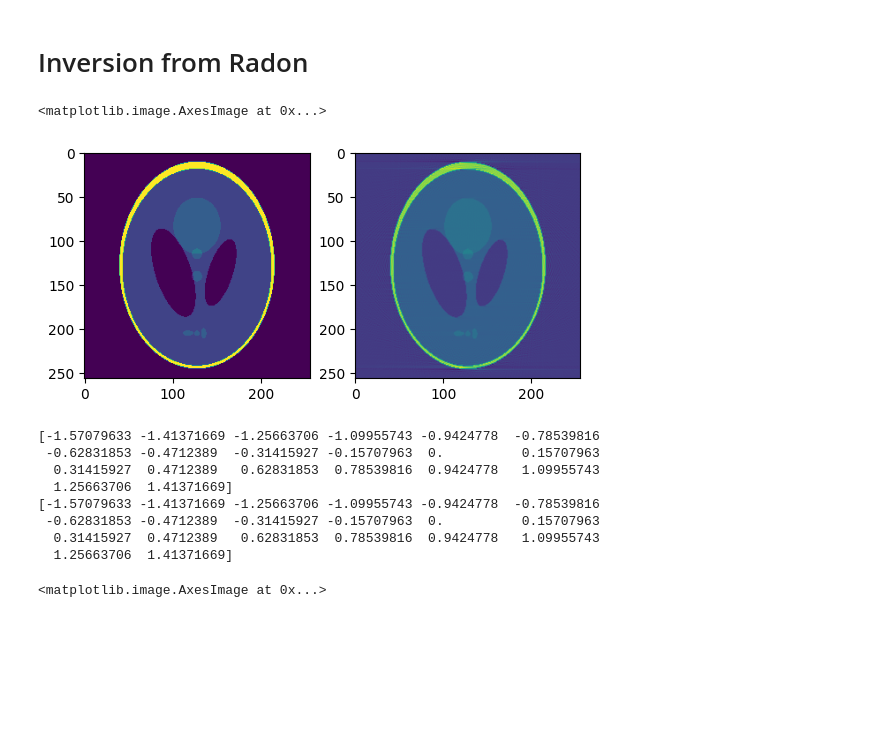
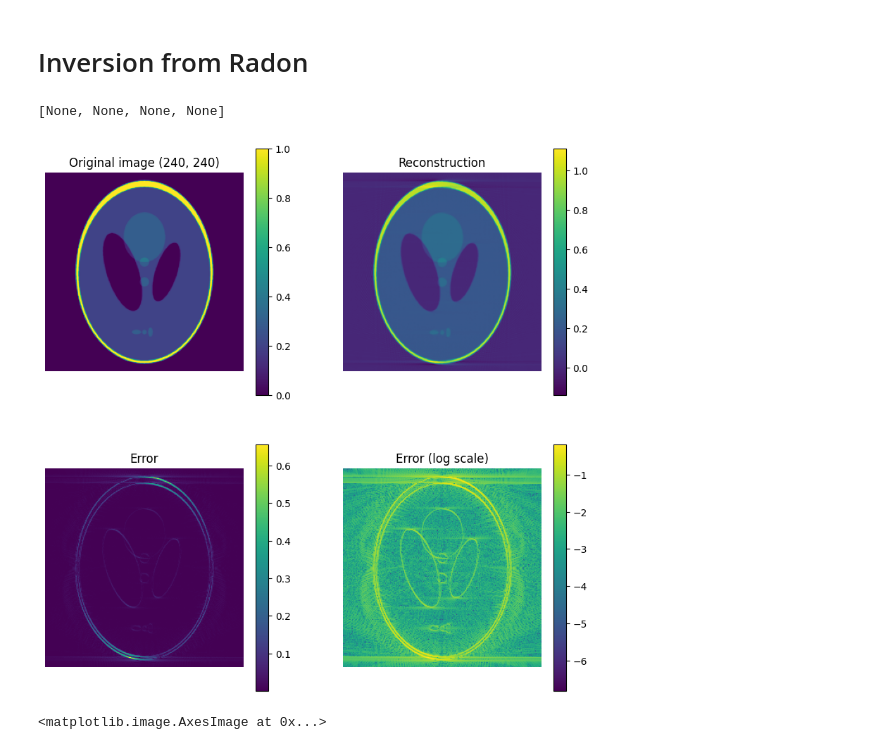
Before and after one commit to Loris0/ppfft, a Jupyter notebook: test_radon.ipynb, the cells around one changed output. Cells and saved outputs as stored; diff of their text form; code cells hidden in the pictures; blank space fills up the shorter version.

```diff
--- a/test_radon.ipynb
+++ b/test_radon.ipynb
@@ -253,6 +267,11 @@ from polar_to_pp import direct_2d_interp, polar_coordinates
 n = 256
 m = 2 * n + 1
 phantom = create_shepp_logan_2(n)
+
+phantom = plt.imread("Shepp_logan_240.png")
+n = phantom.shape[0]
+m = 2 * n + 1
+
 
 theta = - np.pi / 2 +  np.pi * np.arange(2 * n) / (2 * n)
 
@@ -265,29 +284,32 @@ polar_coords = polar_coordinates(n)
 # %%
 hori_ppfft, vert_ppfft = direct_2d_interp(fft_sinogram.flatten(), polar_coords[..., 0].T, polar_coords[..., 1].T, n)
 # %%
-sol_it = iterative_inverse(hori_ppfft, vert_ppfft, tol=1e-3)
+sol_it = iterative_inverse(hori_ppfft, vert_ppfft, tol=1e-4)
-# %%
-fig, axes = plt.subplots(1, 2)
-
-axes[0].imshow(phantom)
-axes[1].imshow(sol_it[0].real)
-# %% [output]
-<matplotlib.image.AxesImage at 0x...>
-[figure, removed]
-# %%
-n = 10
-angles = - np.pi / 2 + np.pi * np.arange(2 * n) / (2 * n)
-print(angles)
-print(np.linspace(-np.pi/2, np.pi/2, endpoint=False, num= 2 *n))
-# %% [output]
-[-1.57079633 -1.41371669 -1.25663706 -1.09955743 -0.9424778  -0.78539816
- -0.62831853 -0.4712389  -0.31415927 -0.15707963  0.          0.15707963
-  0.31415927  0.4712389   0.62831853  0.78539816  0.9424778   1.09955743
-  1.25663706  1.41371669]
-[-1.57079633 -1.41371669 -1.25663706 -1.09955743 -0.9424778  -0.78539816
- -0.62831853 -0.4712389  -0.31415927 -0.15707963  0.          0.15707963
-  0.31415927  0.4712389   0.62831853  0.78539816  0.9424778   1.09955743
-  1.25663706  1.41371669]
+# %%
+sol = sol_it[0].real
+
+fig, axes = plt.subplots(2, 2, figsize=(10, 10))
+
+a = axes[0, 0].imshow(phantom)
+plt.colorbar(a, ax=axes[0, 0])
+axes[0, 0].set_title(f"Original image {phantom.shape}")
+
+a = axes[0, 1].imshow(sol)
+plt.colorbar(a, ax=axes[0, 1])
+axes[0, 1].set_title(f"Reconstruction")
+
+a = axes[1, 0].imshow(np.abs(sol - phantom))
+plt.colorbar(a, ax=axes[1, 0])
+axes[1, 0].set_title("Error")
+
+a = axes[1, 1].imshow(np.log10(np.abs(sol - phantom)))
+plt.colorbar(a, ax=axes[1, 1])
+axes[1, 1].set_title("Error (log scale)")
+
+[ax.set_axis_off() for ax in axes.ravel()]
+# %% [output]
+[None, None, None, None]
+[figure, added]
 # %%
 def inversion_from_radon(sino, angles=None, tol=1e-3):
     """
```
Also changed, not shown: parts of 4 cells of this notebook, 11 other files.
